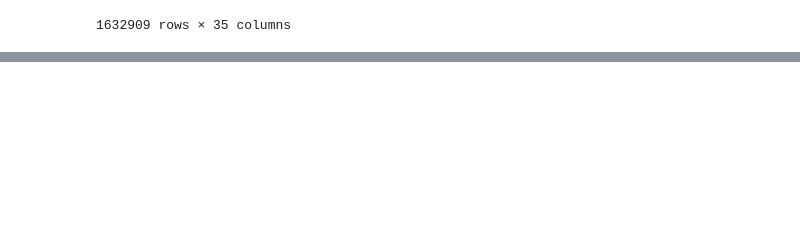
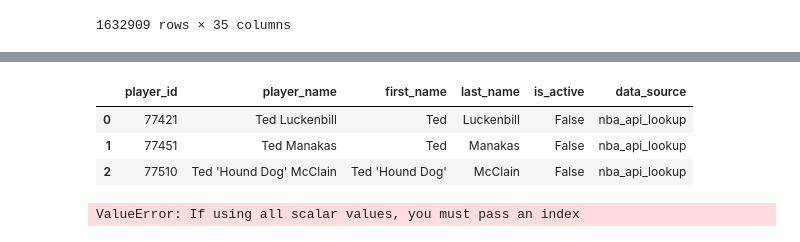
Before and after one commit to dejiandrew/nba-award-predictor, a Jupyter notebook: notebooks/create_features.ipynb, the cells around one changed output, grey strips where cells are left out. Saved outputs shown, nothing was run; the diff lists cells and outputs as text; code cells hidden in the pictures; blank space fills up the shorter version.

```diff
--- a/notebooks/create_features.ipynb
+++ b/notebooks/create_features.ipynb
@@ -864,0 +679,38 @@ pd.read_csv('playerstatistics.csv')
+# %%
+query = """
+
+SELECT *, 'nba_api_lookup' AS data_source
+--FROM common_player_info_df
+FROM nba_lookup_df
+WHERE 1=1
+--AND last_name LIKE 'Scott'
+AND first_name LIKE '%Ted%'
+
+"""
+
+output = duckdb.query(query).df()
+output
+# %% [output]
+|  | player_id | player_name | first_name | last_name | is_active | data_source |
+| 0 | 77421 | Ted Luckenbill | Ted | Luckenbill | False | nba_api_lookup |
+| 1 | 77451 | Ted Manakas | Ted | Manakas | False | nba_api_lookup |
+| 2 | 77510 | Ted 'Hound Dog' McClain | Ted 'Hound Dog' | McClain | False | nba_api_lookup |
+# %%
+pd.DataFrame({
+"table_name": "Jimmy Butler", "nba_lookup_name": "Jimmy Butler III",
+"table_name": "J.D. Davison", "nba_lookup_name": "JD Davison",
+"table_name": "Ha Ha", "nba_lookup_name": "Ha Seung-jin",
+"table_name": "Bear, The Body Hoffman", "nba_lookup_name": "Paul 'The Bear' Hoffman",
+"table_name": "Kenyon Martin Jr.", "nba_lookup_name": "KJ Martin",
+"table_name": "Ted, Hound Dog McClain", "nba_lookup_name": "Ted 'Hound Dog' McClain",
+"table_name": "Tre Scott", "nba_lookup_name": "",
+"table_name": "Sun Sun", "nba_lookup_name": "",
+"table_name": "O.G. Anunoby", "nba_lookup_name": "",
+"table_name": "Brandon Boston Jr.", "nba_lookup_name": "",
+"table_name": "Chaundee Brown", "nba_lookup_name": "",
+"table_name": "Nigel Hayes", "nba_lookup_name": "",
+"table_name": "RJ Nembhard", "nba_lookup_name": "",
+"table_name": "D.J. Stewart", "nba_lookup_name": ""
+})
+# %% [output]
+ValueError: If using all scalar values, you must pass an index
```
Also changed, not shown: parts of 11 cells of this notebook.
